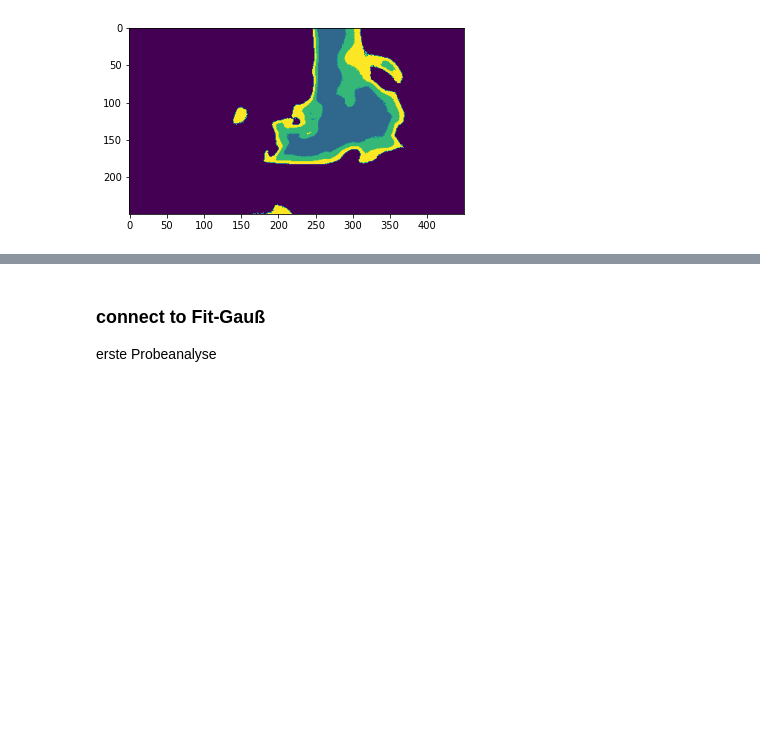
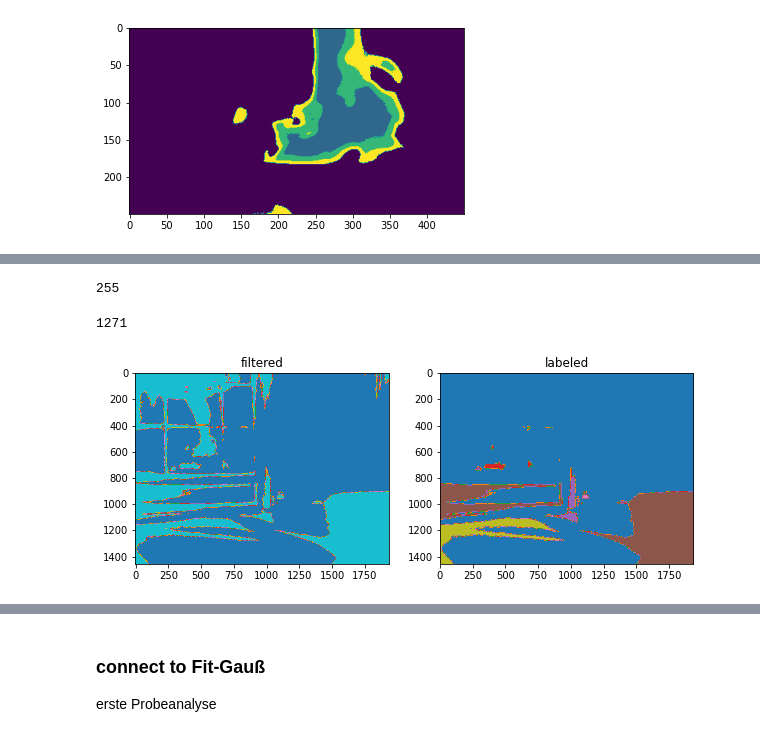
Before and after one commit to claryguru/BA_epics_camera, a Jupyter notebook: Jupiter/Datenanalyse.ipynb, the cells around one changed output, grey strips where cells are left out. Cells and saved outputs as stored; diff of their text form; code cells hidden in the pictures; blank space fills up the shorter version.

```diff
--- a/Jupiter/Datenanalyse.ipynb
+++ b/Jupiter/Datenanalyse.ipynb
@@ -214,0 +199,25 @@ plt.show()
+# %%
+#Idee um Schwellwert zu finden
+
+#Most frequent value in array:
+import scipy.stats
+scipy.stats.mode(reshape_example_np_a)[0][0][0]
+
+# wenn alles weiß außer labels dann < Schwellwert, sonst > Schwellwert in Abfrage
+# %% [output]
+255
+# %%
+filtered_ex = (reshape_example_np_a < 255 ) # Schwellwert wie oben gewählt
+labeled_ex, num_label_ex = label (filtered_ex)
+print (num_label_ex)
+fig = plt.figure(figsize=(10,5))
+ax = fig.add_subplot(1, 2, 1)
+imgplot = plt.imshow(filtered_ex,cmap='tab10')
+ax.set_title('filtered')
+ax = fig.add_subplot(1, 2, 2)
+imgplot = plt.imshow(labeled_ex,cmap='tab10')
+ax.set_title('labeled')
+plt.show()
+# %% [output]
+1271
+[figure, added]
```
Also changed, not shown: parts of 15 cells of this notebook, 2 other files.
